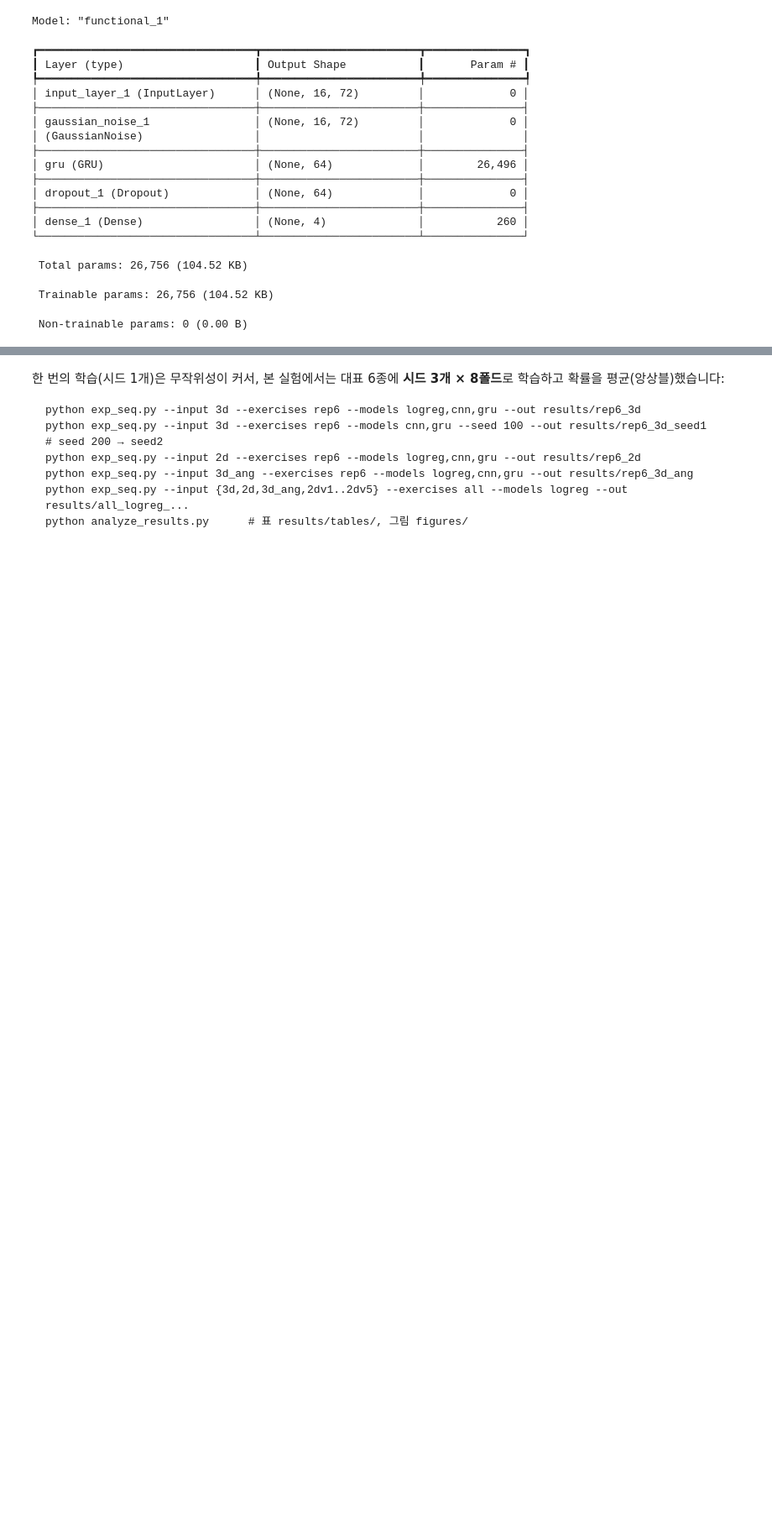
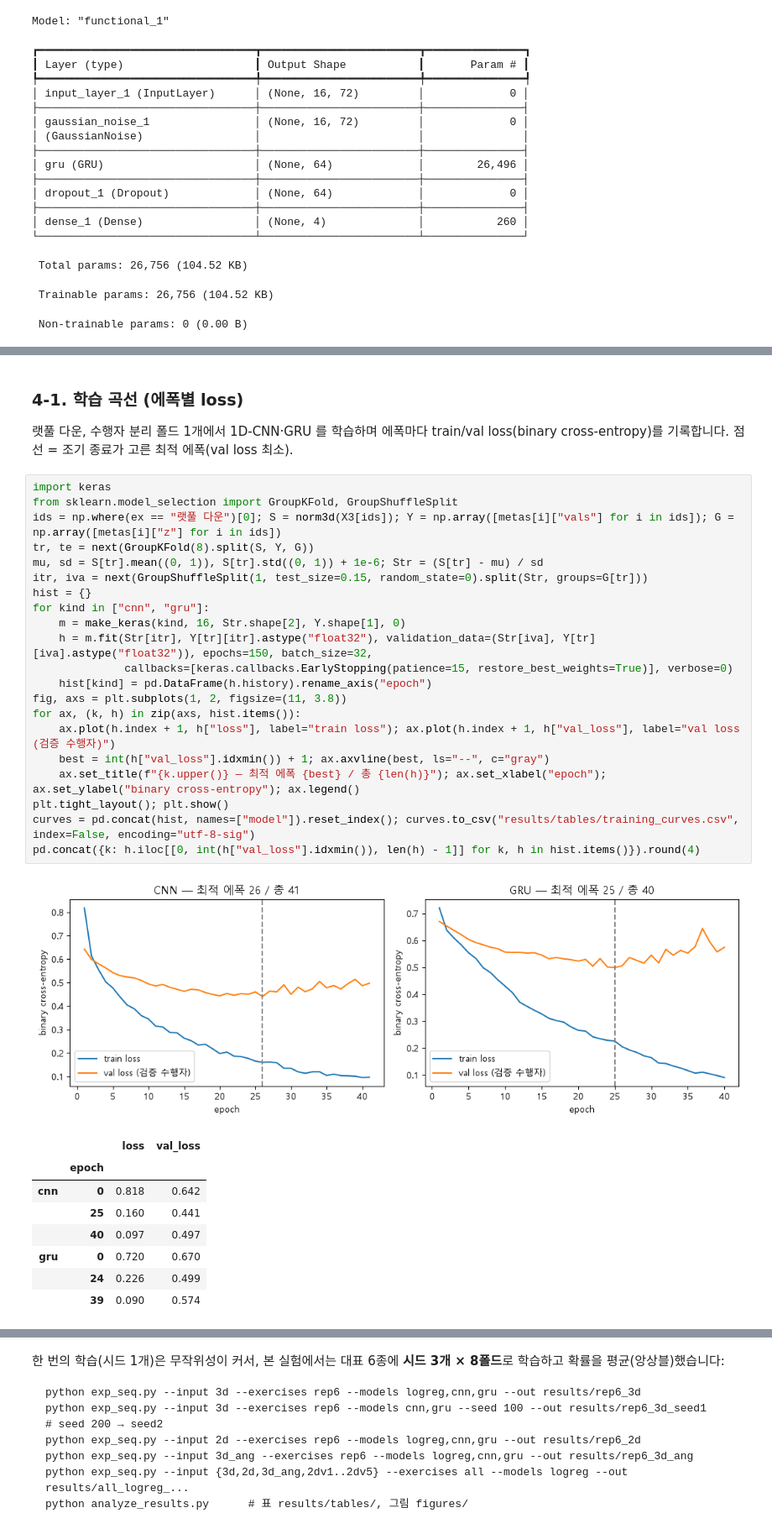
Before and after one commit to yzihun0123/analyze-fitness, a Jupyter notebook: fitness_pose_project.ipynb, the cells around one changed output, grey strips where cells are left out. Shown at 84% size. Drawn from its saved outputs; the diff is of its cells as text; blank space fills up the shorter version.

```diff
--- a/fitness_pose_project.ipynb
+++ b/fitness_pose_project.ipynb
@@ -188,3 +188,37 @@ gru: 8-fold 72s
 | 손목의 중립 | 0.773 | 0.732 | 0.725 | 0.744 |
 | 이완 시 숄더패킹 | 0.674 | 0.699 | 0.667 | 0.680 |
 | 수축 시 몸통-팔꿈치 사이 모아줌 | 0.895 | 0.863 | 0.888 | 0.882 |
+# %% [markdown]
+### 4-1. 학습 곡선 (에폭별 loss)
+랫풀 다운, 수행자 분리 폴드 1개에서 1D-CNN·GRU 를 학습하며 에폭마다 train/val loss(binary cross-entropy)를 기록합니다. 점선 = 조기 종료가 고른 최적 에폭(val loss 최소).
+# %%
+import keras
+from sklearn.model_selection import GroupKFold, GroupShuffleSplit
+ids = np.where(ex == "랫풀 다운")[0]; S = norm3d(X3[ids]); Y = np.array([metas[i]["vals"] for i in ids]); G = np.array([metas[i]["z"] for i in ids])
+tr, te = next(GroupKFold(8).split(S, Y, G))
+mu, sd = S[tr].mean((0, 1)), S[tr].std((0, 1)) + 1e-6; Str = (S[tr] - mu) / sd
+itr, iva = next(GroupShuffleSplit(1, test_size=0.15, random_state=0).split(Str, groups=G[tr]))
+hist = {}
+for kind in ["cnn", "gru"]:
+    m = make_keras(kind, 16, Str.shape[2], Y.shape[1], 0)
+    h = m.fit(Str[itr], Y[tr][itr].astype("float32"), validation_data=(Str[iva], Y[tr][iva].astype("float32")), epochs=150, batch_size=32,
+              callbacks=[keras.callbacks.EarlyStopping(patience=15, restore_best_weights=True)], verbose=0)
+    hist[kind] = pd.DataFrame(h.history).rename_axis("epoch")
+fig, axs = plt.subplots(1, 2, figsize=(11, 3.8))
+for ax, (k, h) in zip(axs, hist.items()):
+    ax.plot(h.index + 1, h["loss"], label="train loss"); ax.plot(h.index + 1, h["val_loss"], label="val loss (검증 수행자)")
+    best = int(h["val_loss"].idxmin()) + 1; ax.axvline(best, ls="--", c="gray")
+    ax.set_title(f"{k.upper()} — 최적 에폭 {best} / 총 {len(h)}"); ax.set_xlabel("epoch"); ax.set_ylabel("binary cross-entropy"); ax.legend()
+plt.tight_layout(); plt.show()
+curves = pd.concat(hist, names=["model"]).reset_index(); curves.to_csv("results/tables/training_curves.csv", index=False, encoding="utf-8-sig")
+pd.concat({k: h.iloc[[0, int(h["val_loss"].idxmin()), len(h) - 1]] for k, h in hist.items()}).round(4)
+# %% [output]
+[figure, added]
+|  |  | loss | val_loss |
+|  | epoch |  |  |
+| cnn | 0 | 0.818 | 0.642 |
+|  | 25 | 0.160 | 0.441 |
+|  | 40 | 0.097 | 0.497 |
+| gru | 0 | 0.720 | 0.670 |
+|  | 24 | 0.226 | 0.499 |
+|  | 39 | 0.090 | 0.574 |
```
Also changed, not shown: parts of 9 cells of this notebook, 26 other files.
